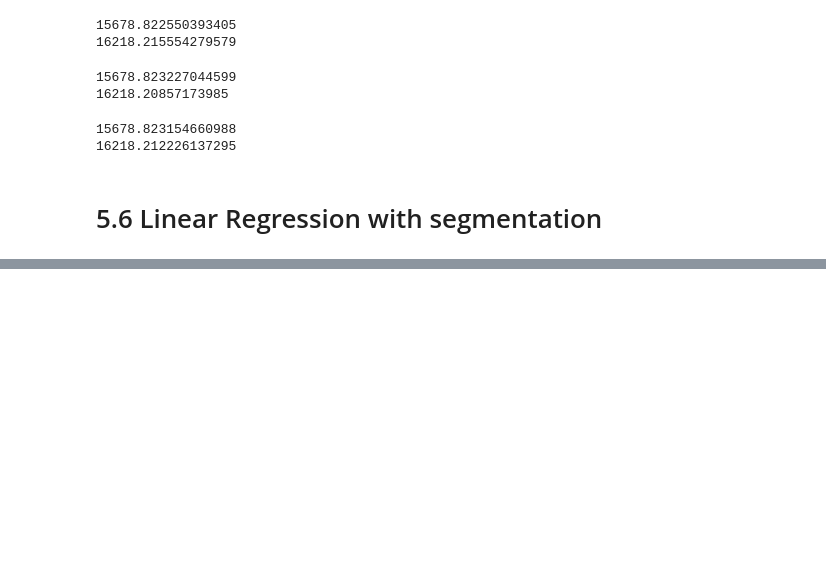
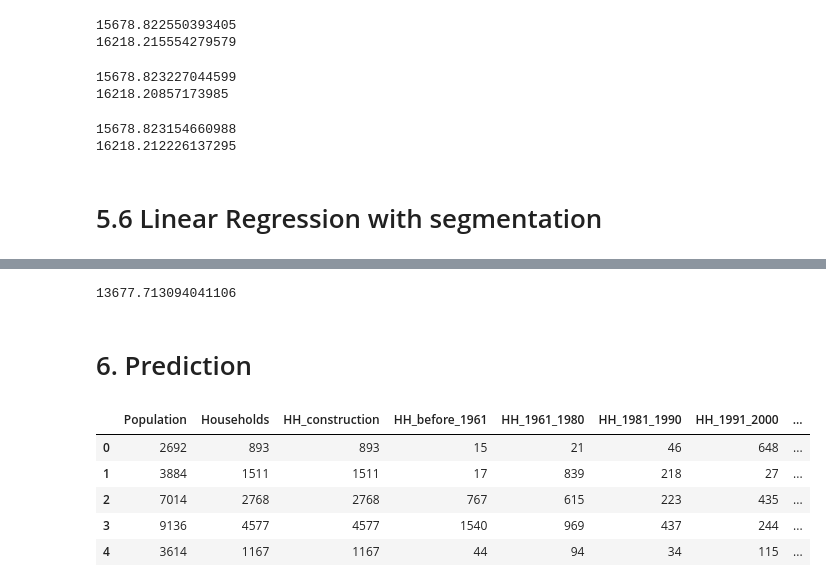
Before and after one commit to MiracleSkyHawk/RSM8413_FGA, a Jupyter notebook: RSM8413_FGA_3cluster_no_percentage-Copy1.ipynb, the cells around one changed output, grey strips where cells are left out. Cells and saved outputs as stored; diff of their text form; code cells hidden in the pictures; blank space fills up the shorter version.

```diff
--- a/RSM8413_FGA_3cluster_no_percentage-Copy1.ipynb
+++ b/RSM8413_FGA_3cluster_no_percentage-Copy1.ipynb
@@ -1438,0 +1393,12 @@ scaled_no_inc_df.head()
+# %%
+ls_all_preds = []
+ls_all_testys = []
+for i in range(0,3):
+    ls_all_preds = ls_all_preds + list(ls_seg_dict['df_p2_test_preds_dict'][i])
+    ls_all_testys = ls_all_testys + list(ls_seg_dict['df_p2_test_y_dict'][i])
+
+mean_absolute_error(ls_all_testys, ls_all_preds)
+# %% [output]
+13677.713094041106
+# %% [markdown]
+# 6. Prediction
@@ -1438,0 +1408,25 @@ scaled_no_inc_df.head()
+# %%
+new_test_col_names = ['Population',
+                     'Households',
+                     'HH_construction',
+                     'HH_before_1961',
+                     'HH_1961_1980',
+                     'HH_1981_1990',
+                     'HH_1991_2000',
+                     'HH_2001_2005',
+                     'HH_houses',
+                     'HH_apt_LH_rise',
+                     'HH_dwelling_other',
+                     'HH_tenure',
+                     'Dwellings_owner',
+                     'Dwellings_renter']
+# %%
+test_df.columns = new_test_col_names
+test_df.head()
+# %% [output]
+|  | Population | Households | HH_construction | HH_before_1961 | HH_1961_1980 | HH_1981_1990 | HH_1991_2000 | ... |
+| 0 | 2692 | 893 | 893 | 15 | 21 | 46 | 648 | ... |
+| 1 | 3884 | 1511 | 1511 | 17 | 839 | 218 | 27 | ... |
+| 2 | 7014 | 2768 | 2768 | 767 | 615 | 223 | 435 | ... |
+| 3 | 9136 | 4577 | 4577 | 1540 | 969 | 437 | 244 | ... |
+| 4 | 3614 | 1167 | 1167 | 44 | 94 | 34 | 115 | ... |
```
Also changed, not shown: parts of 58 cells of this notebook.
